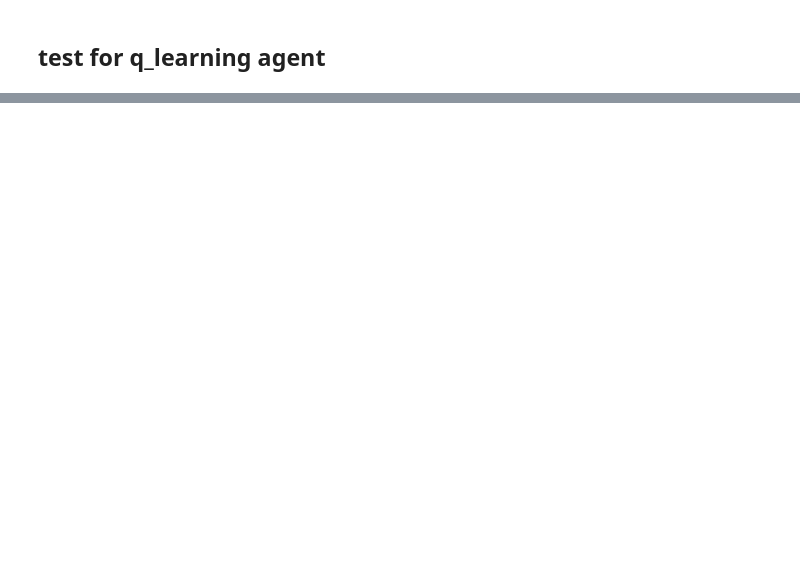
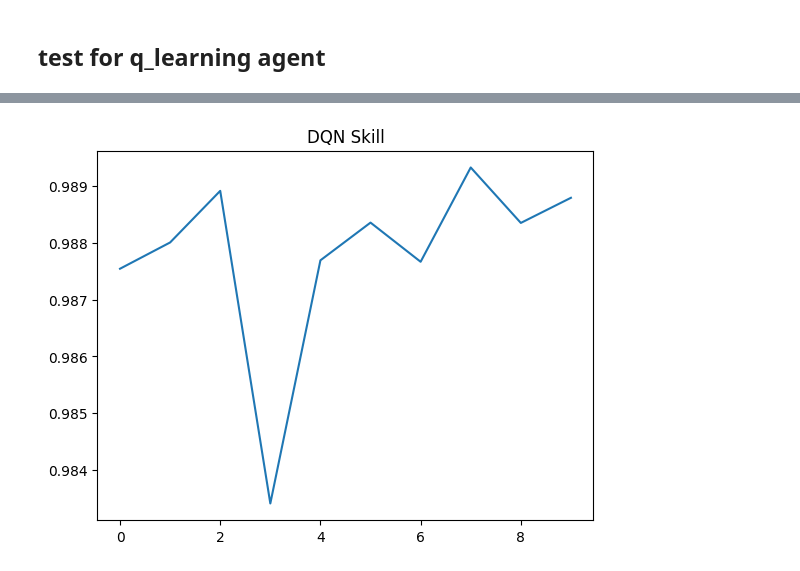
Before and after one commit to jishnnuuu/typeRL, a Jupyter notebook: test.ipynb, the cells around one changed output, grey strips where cells are left out. Saved outputs shown, nothing was run; the diff lists cells and outputs as text; code cells hidden in the pictures; blank space fills up the shorter version.

Commit message:
implemented DQN_agent and plotted the skill growth

```diff
--- a/test.ipynb
+++ b/test.ipynb
@@ -364,0 +367,9 @@ plt.show()
+# %%
+from dqn_agent import DQNAgent
+
+agent = DQNAgent()
+
+rewards, skills = agent.train(
+    episodes=10,
+    steps_per_episode=300
+)
@@ -364,0 +394,8 @@ plt.show()
+# %%
+import matplotlib.pyplot as plt
+
+plt.plot(skills)
+plt.title("DQN Skill")
+plt.show()
+# %% [output]
+[figure, added]
```
Also changed, not shown: parts of 11 cells of this notebook, 1 other file.
